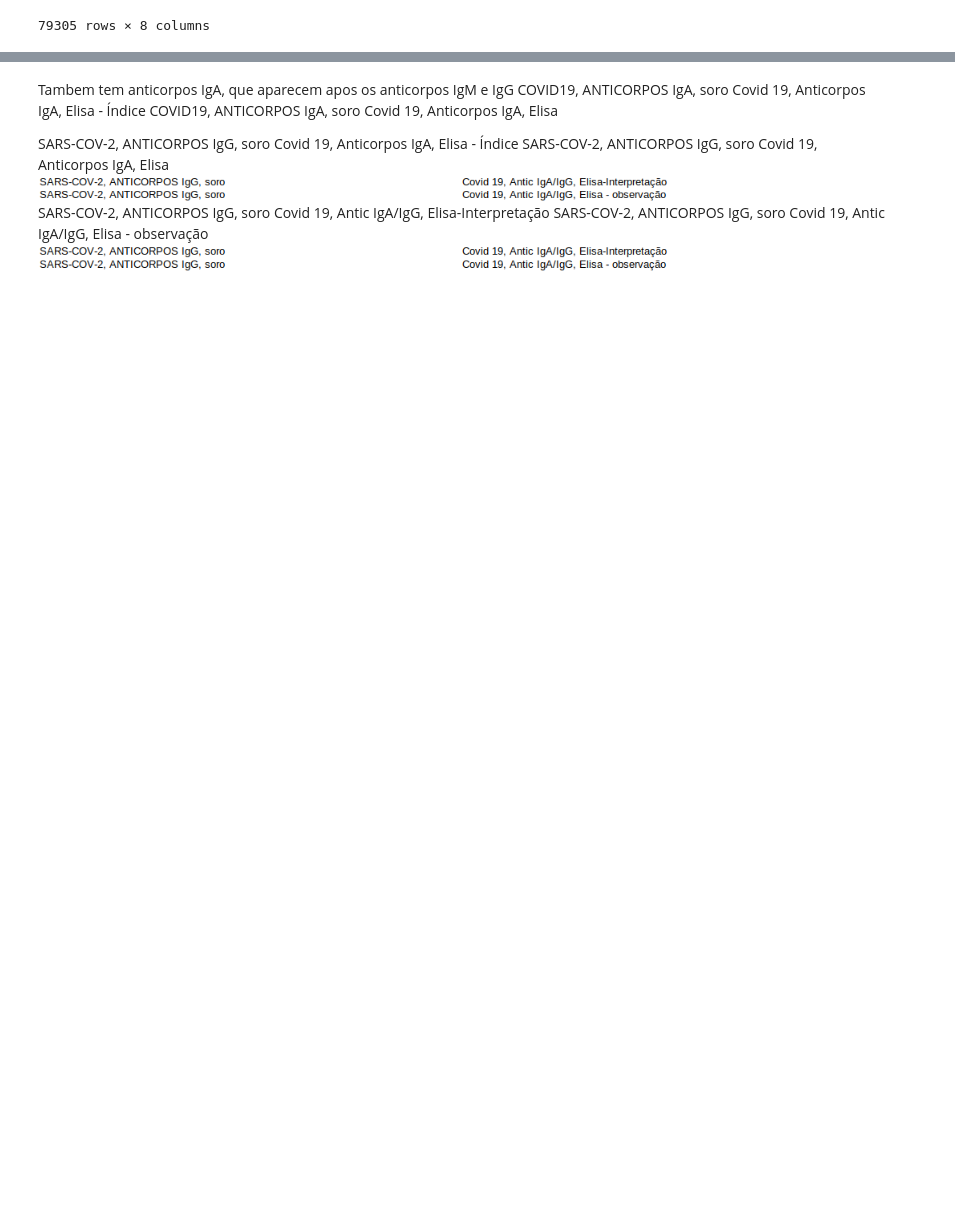
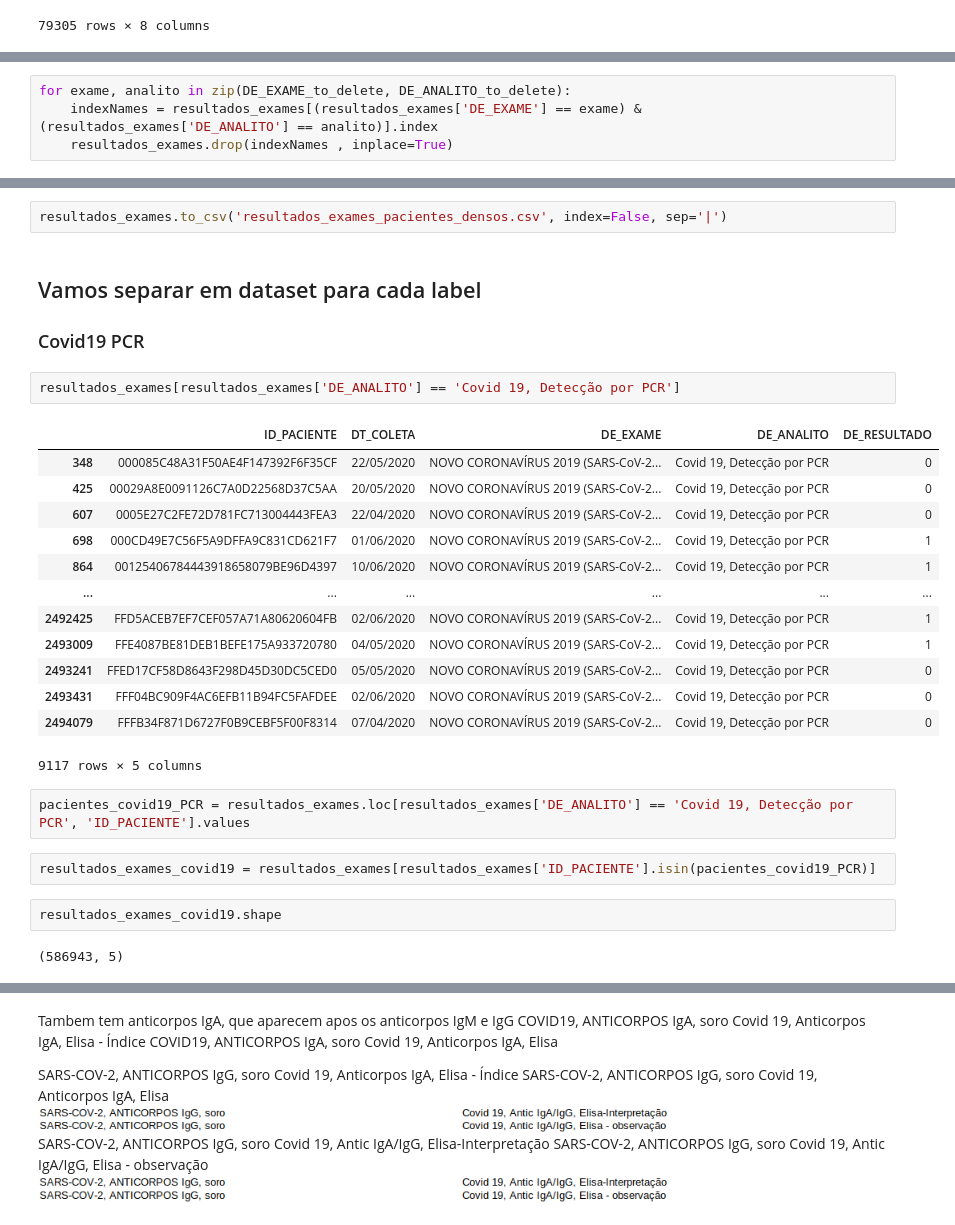
Before and after one commit to NuryYanque/MAC0425_ArtificialIntelligence, a Jupyter notebook: EP4/dados_atualizados/Hospital Fleury-v2.ipynb, the cells around one changed output, grey strips where cells are left out. Saved outputs shown, nothing was run; the diff lists cells and outputs as text; blank space fills up the shorter version.

Commit message:
get pcr dataset

```diff
--- a/EP4/dados_atualizados/Hospital Fleury-v2.ipynb
+++ b/EP4/dados_atualizados/Hospital Fleury-v2.ipynb
@@ -866,0 +959,4 @@ Rotulos IgM
+# %%
+for exame, analito in zip(DE_EXAME_to_delete, DE_ANALITO_to_delete):
+    indexNames = resultados_exames[(resultados_exames['DE_EXAME'] == exame) & (resultados_exames['DE_ANALITO'] == analito)].index
+    resultados_exames.drop(indexNames , inplace=True)
@@ -866,0 +1046,30 @@ Rotulos IgM
+# %%
+resultados_exames.to_csv('resultados_exames_pacientes_densos.csv', index=False, sep='|')
+# %% [markdown]
+## Vamos separar em dataset para cada label
+
+### Covid19 PCR
+# %%
+resultados_exames[resultados_exames['DE_ANALITO'] == 'Covid 19, Detecção por PCR']
+# %% [output]
+|  | ID_PACIENTE | DT_COLETA | DE_EXAME | DE_ANALITO | DE_RESULTADO |
+| 348 | 000085C48A31F50AE4F147392F6F35CF | 22/05/2020 | NOVO CORONAVÍRUS 2019 (SARS-CoV-2... | Covid 19, Detecção por PCR | 0 |
+| 425 | 00029A8E0091126C7A0D22568D37C5AA | 20/05/2020 | NOVO CORONAVÍRUS 2019 (SARS-CoV-2... | Covid 19, Detecção por PCR | 0 |
+| 607 | 0005E27C2FE72D781FC713004443FEA3 | 22/04/2020 | NOVO CORONAVÍRUS 2019 (SARS-CoV-2... | Covid 19, Detecção por PCR | 0 |
+| 698 | 000CD49E7C56F5A9DFFA9C831CD621F7 | 01/06/2020 | NOVO CORONAVÍRUS 2019 (SARS-CoV-2... | Covid 19, Detecção por PCR | 1 |
+| 864 | 00125406784443918658079BE96D4397 | 10/06/2020 | NOVO CORONAVÍRUS 2019 (SARS-CoV-2... | Covid 19, Detecção por PCR | 1 |
+| ... | ... | ... | ... | ... | ... |
+| 2492425 | FFD5ACEB7EF7CEF057A71A80620604FB | 02/06/2020 | NOVO CORONAVÍRUS 2019 (SARS-CoV-2... | Covid 19, Detecção por PCR | 1 |
+| 2493009 | FFE4087BE81DEB1BEFE175A933720780 | 04/05/2020 | NOVO CORONAVÍRUS 2019 (SARS-CoV-2... | Covid 19, Detecção por PCR | 1 |
+| 2493241 | FFED17CF58D8643F298D45D30DC5CED0 | 05/05/2020 | NOVO CORONAVÍRUS 2019 (SARS-CoV-2... | Covid 19, Detecção por PCR | 0 |
+| 2493431 | FFF04BC909F4AC6EFB11B94FC5FAFDEE | 02/06/2020 | NOVO CORONAVÍRUS 2019 (SARS-CoV-2... | Covid 19, Detecção por PCR | 0 |
+| 2494079 | FFFB34F871D6727F0B9CEBF5F00F8314 | 07/04/2020 | NOVO CORONAVÍRUS 2019 (SARS-CoV-2... | Covid 19, Detecção por PCR | 0 |
+9117 rows × 5 columns
+# %%
+pacientes_covid19_PCR = resultados_exames.loc[resultados_exames['DE_ANALITO'] == 'Covid 19, Detecção por PCR', 'ID_PACIENTE'].values
+# %%
+resultados_exames_covid19 = resultados_exames[resultados_exames['ID_PACIENTE'].isin(pacientes_covid19_PCR)]
+# %%
+resultados_exames_covid19.shape
+# %% [output]
+(586943, 5)
```
Also changed, not shown: parts of 47 cells of this notebook, 1 other file.
